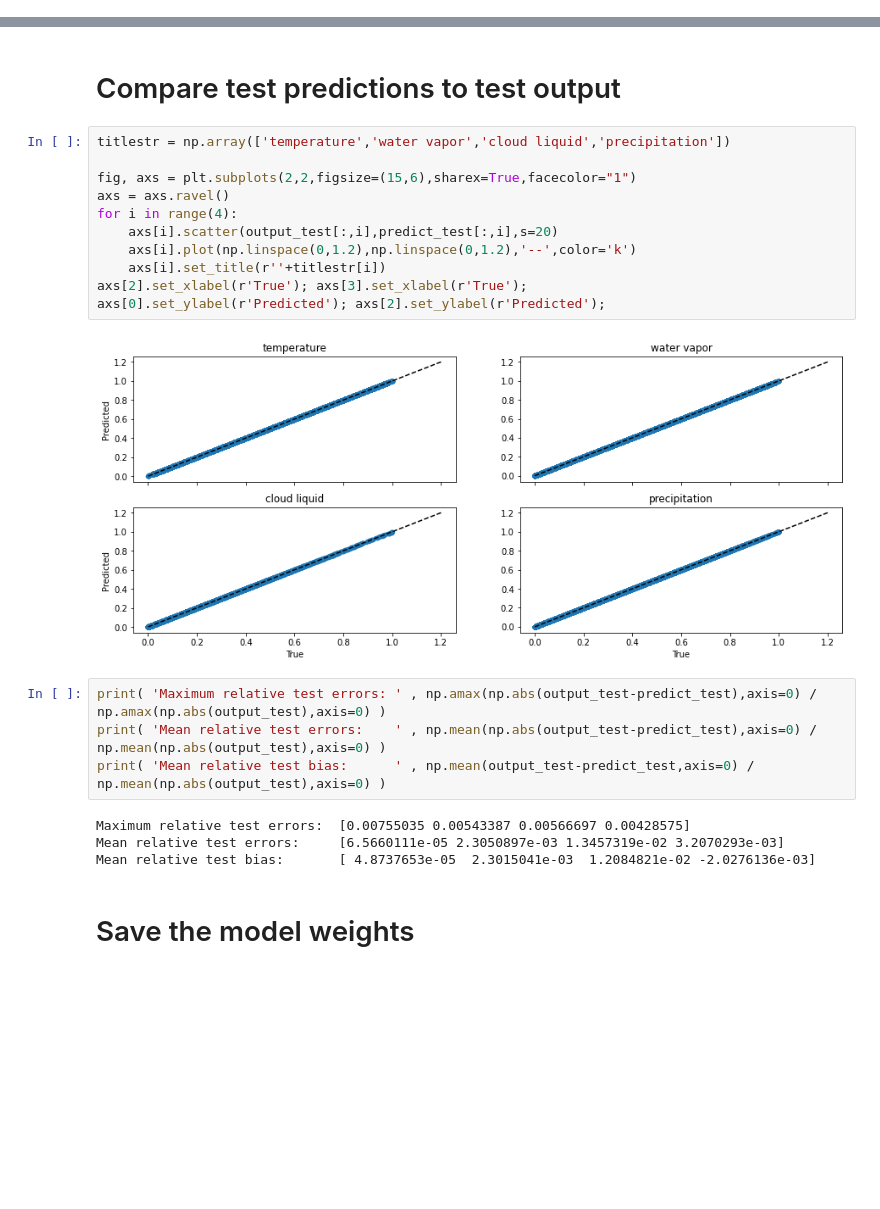
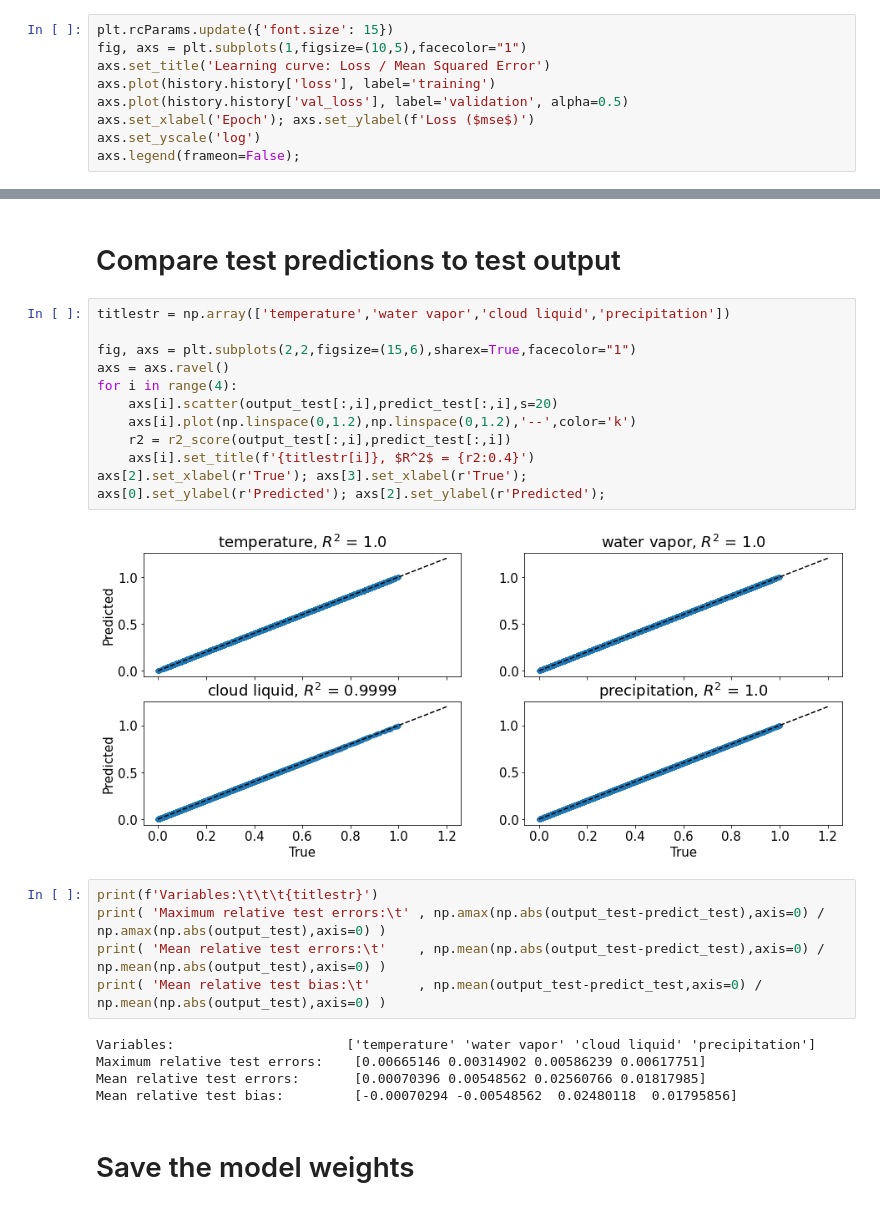
Before and after one commit to mrnorman/miniWeatherML, a Jupyter notebook: experiments/supercell_kessler_surrogate/jupyter_notebooks/kessler_singlecell_train_example.ipynb, the cells around one changed output, grey strips where cells are left out. Drawn from its saved outputs; the diff is of its cells as text; blank space fills up the shorter version.

```diff
--- a/experiments/supercell_kessler_surrogate/jupyter_notebooks/kessler_singlecell_train_example.ipynb
+++ b/experiments/supercell_kessler_surrogate/jupyter_notebooks/kessler_singlecell_train_example.ipynb
@@ -145,0 +193,9 @@ Epoch 10/10
+# %%
+plt.rcParams.update({'font.size': 15})
+fig, axs = plt.subplots(1,figsize=(10,5),facecolor="1")
+axs.set_title('Learning curve: Loss / Mean Squared Error')
+axs.plot(history.history['loss'], label='training')
+axs.plot(history.history['val_loss'], label='validation', alpha=0.5)
+axs.set_xlabel('Epoch'); axs.set_ylabel(f'Loss ($mse$)')
+axs.set_yscale('log')
+axs.legend(frameon=False);
@@ -152,24 +210,27 @@ predict_test = model.predict( input_test )
 # %%
 titlestr = np.array(['temperature','water vapor','cloud liquid','precipitation'])
 
 fig, axs = plt.subplots(2,2,figsize=(15,6),sharex=True,facecolor="1")
 axs = axs.ravel()
 for i in range(4):
     axs[i].scatter(output_test[:,i],predict_test[:,i],s=20)
     axs[i].plot(np.linspace(0,1.2),np.linspace(0,1.2),'--',color='k')
-    axs[i].set_title(r''+titlestr[i])
+    r2 = r2_score(output_test[:,i],predict_test[:,i])
+    axs[i].set_title(f'{titlestr[i]}, $R^2$ = {r2:0.4}')
 axs[2].set_xlabel(r'True'); axs[3].set_xlabel(r'True');
 axs[0].set_ylabel(r'Predicted'); axs[2].set_ylabel(r'Predicted');
 # %% [output]
-[figure, old version]
+[figure, new version]
 # %%
-print( 'Maximum relative test errors: ' , np.amax(np.abs(output_test-predict_test),axis=0) / np.amax(np.abs(output_test),axis=0) )
-print( 'Mean relative test errors:    ' , np.mean(np.abs(output_test-predict_test),axis=0) / np.mean(np.abs(output_test),axis=0) )
-print( 'Mean relative test bias:      ' , np.mean(output_test-predict_test,axis=0) / np.mean(np.abs(output_test),axis=0) )
+print(f'Variables:\t\t\t{titlestr}')
+print( 'Maximum relative test errors:\t' , np.amax(np.abs(output_test-predict_test),axis=0) / np.amax(np.abs(output_test),axis=0) )
+print( 'Mean relative test errors:\t'    , np.mean(np.abs(output_test-predict_test),axis=0) / np.mean(np.abs(output_test),axis=0) )
+print( 'Mean relative test bias:\t'      , np.mean(output_test-predict_test,axis=0) / np.mean(np.abs(output_test),axis=0) )
 # %% [output]
-Maximum relative test errors:  [0.00755035 0.00543387 0.00566697 0.00428575]
-Mean relative test errors:     [6.5660111e-05 2.3050897e-03 1.3457319e-02 3.2070293e-03]
-Mean relative test bias:       [ 4.8737653e-05  2.3015041e-03  1.2084821e-02 -2.0276136e-03]
+Variables:                      ['temperature' 'water vapor' 'cloud liquid' 'precipitation']
+Maximum relative test errors:    [0.00665146 0.00314902 0.00586239 0.00617751]
+Mean relative test errors:       [0.00070396 0.00548562 0.02560766 0.01817985]
+Mean relative test bias:         [-0.00070294 -0.00548562  0.02480118  0.01795856]
 # %% [markdown]
 # Save the model weights
 # %%
```
Also changed, not shown: parts of 9 cells of this notebook.
